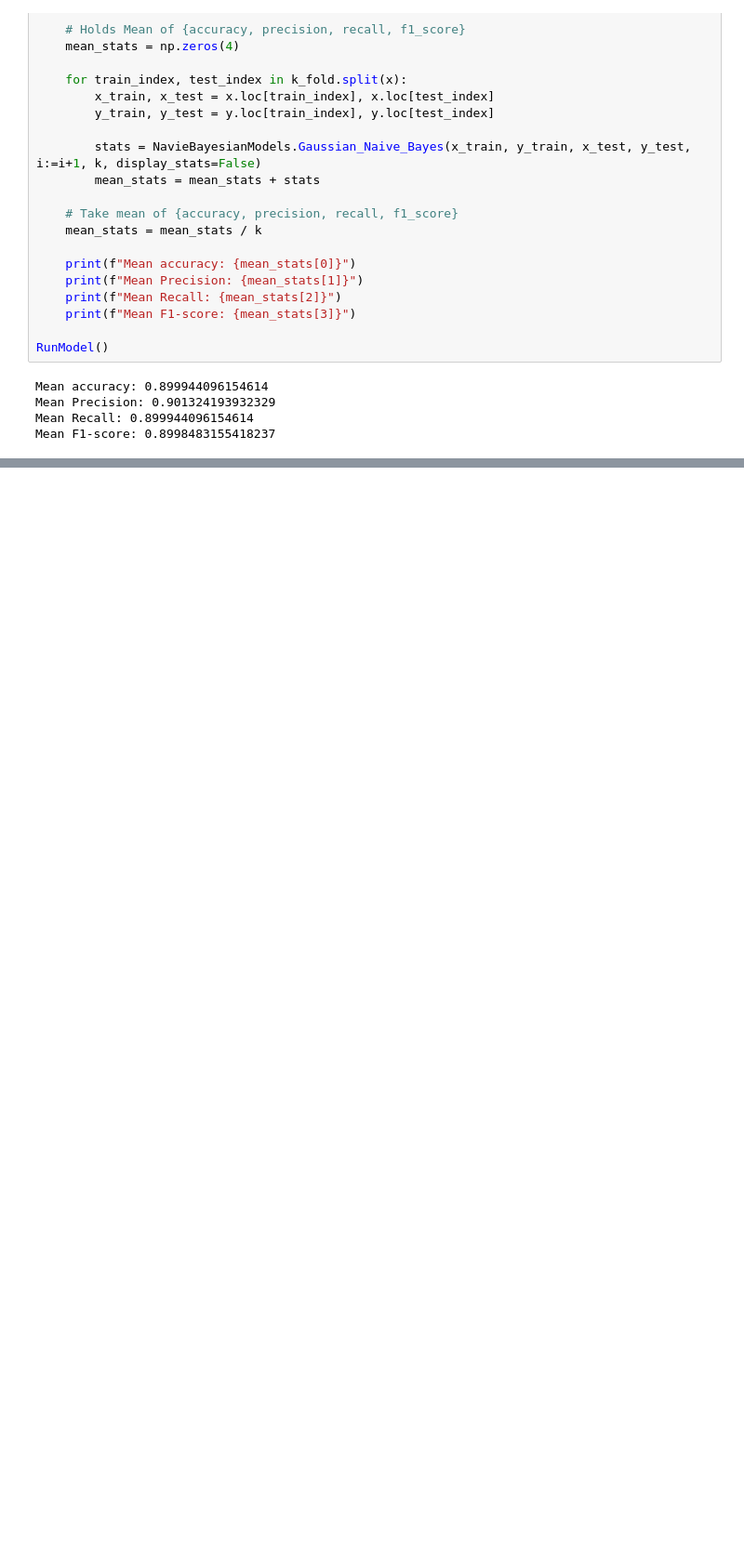
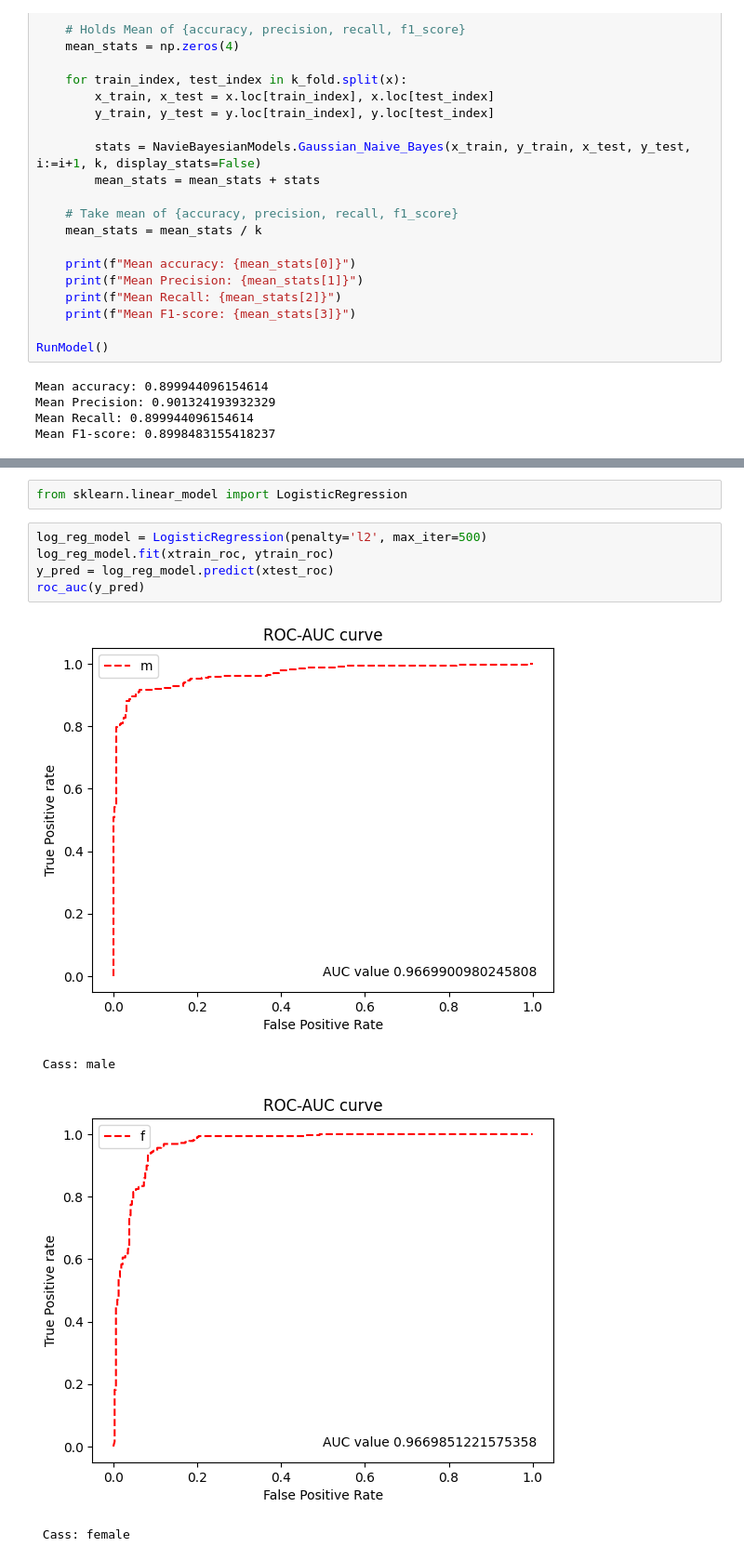
Before and after one commit to devKhush/Machine-Learning-Project-Gender-Recognition-From-Voice, a Jupyter notebook: src/test.ipynb, the cells around one changed output, grey strips where cells are left out. Shown at 93% size. Cells and saved outputs as stored; diff of their text form; blank space fills up the shorter version.

```diff
--- a/src/test.ipynb
+++ b/src/test.ipynb
@@ -108,0 +171,12 @@ Mean F1-score: 0.8998483155418237
+# %%
+from sklearn.linear_model import LogisticRegression
+# %%
+log_reg_model = LogisticRegression(penalty='l2', max_iter=500)
+log_reg_model.fit(xtrain_roc, ytrain_roc)
+y_pred = log_reg_model.predict(xtest_roc)
+roc_auc(y_pred)
+# %% [output]
+[figure, added]
+ Cass: male
+[figure, added]
+ Cass: female
```
Also changed, not shown: parts of 14 cells of this notebook.
